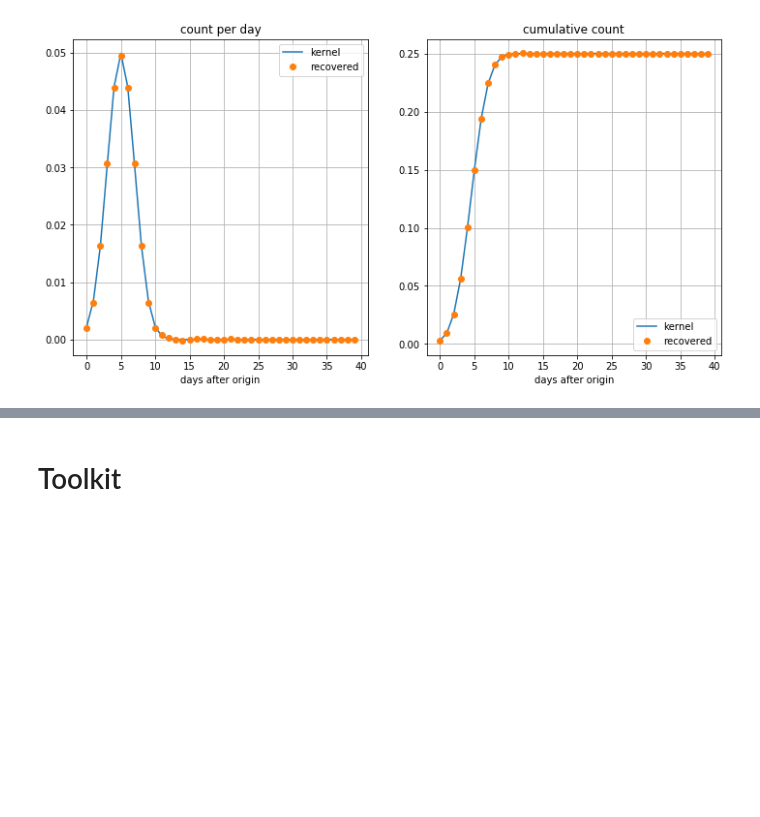
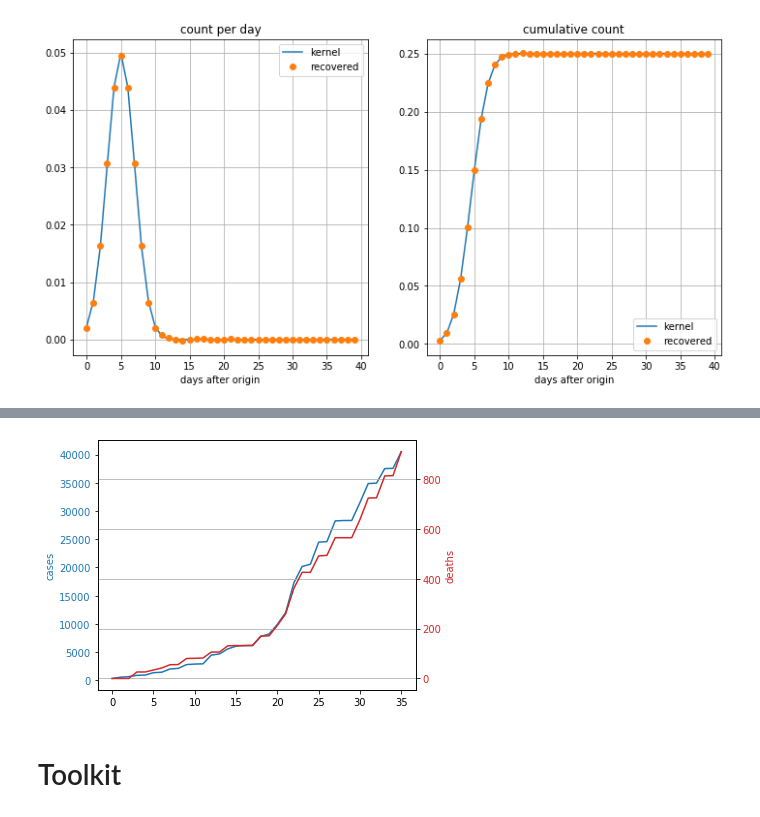
Before and after one commit to fredericpoitevin/tseries-deconvolution, a Jupyter notebook: Deconvolving_causal_time_series.ipynb, the cells around one changed output, grey strips where cells are left out. Drawn from its saved outputs; the diff is of its cells as text; code cells hidden in the pictures; blank space fills up the shorter version.

```diff
--- a/Deconvolving_causal_time_series.ipynb
+++ b/Deconvolving_causal_time_series.ipynb
@@ -51,0 +83,8 @@ display(ndays,c=k,d=k_recovered, labels=['kernel', 'recovered'])
+# %%
+import numpy as np
+cases  = np.genfromtxt('/content/time_series_2019_ncov_confirmed.csv',
+                     delimiter=',', filling_values=0,
+                     names=True, invalid_raise=False)
+deaths = np.genfromtxt('/content/time_series_2019_ncov_deaths.csv',
+                     delimiter=',', filling_values=0,
+                     names=True, invalid_raise=False)
@@ -51,0 +109,12 @@ display(ndays,c=k,d=k_recovered, labels=['kernel', 'recovered'])
+# %%
+cases_type = cases.dtype
+print('Data column names: {}'.format(cases_type.names))
+cases_data = np.array(cases.tolist())[:,4:]
+print('Keeping the data only (skipping first 4 columns). Resulting array shape: {}'.format(cases_data.shape))
+cases_total = np.sum(cases_data,axis=0)
+#
+deaths_type = deaths.dtype
+print('Data column names: {}'.format(deaths_type.names))
+deaths_data = np.array(deaths.tolist())[:,4:]
+print('Keeping the data only (skipping first 4 columns). Resulting array shape: {}'.format(deaths_data.shape))
+deaths_total = np.sum(deaths_data,axis=0)
@@ -52,3 +126,29 @@ display(ndays,c=k,d=k_recovered, labels=['kernel', 'recovered'])
+# %%
+
+#t = np.arange(0.01, 10.0, 0.01)
+data1 = cases_total
+data2 = deaths_total
+
+fig, ax1 = plt.subplots()
+
+color = 'tab:blue'
+#ax1.set_xlabel('time (s)')
+ax1.set_ylabel('cases', color=color)
+ax1.plot(data1, color=color)
+ax1.tick_params(axis='y', labelcolor=color)
+
+ax2 = ax1.twinx()  # instantiate a second axes that shares the same x-axis
+
+color = 'tab:red'
+ax2.set_ylabel('deaths', color=color)  # we already handled the x-label with ax1
+ax2.plot(data2, color=color)
+ax2.tick_params(axis='y', labelcolor=color)
+
+plt.grid()
+fig.tight_layout()  # otherwise the right y-label is slightly clipped
+plt.show()
+# %% [output]
+[figure, added]
 # %% [markdown]
 # Toolkit
 # %%
```
Also changed, not shown: parts of 6 cells of this notebook.
